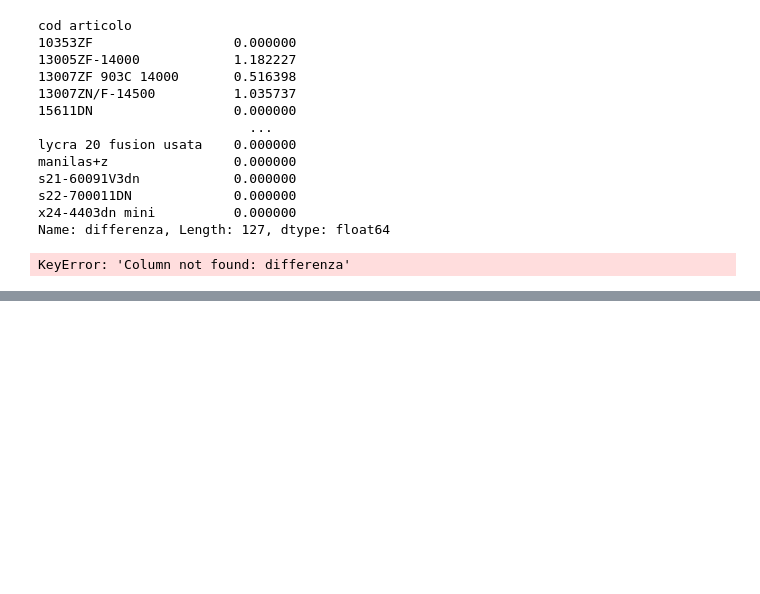
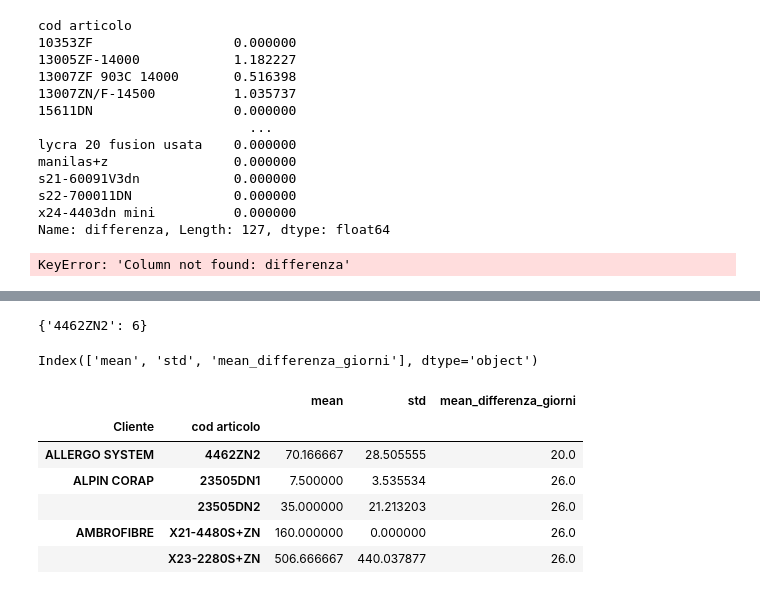
Before and after one commit to Dr3dre/LeMur, a Jupyter notebook: data_relations.ipynb, the cells around one changed output, grey strips where cells are left out. Drawn from its saved outputs; the diff is of its cells as text; code cells hidden in the pictures; blank space fills up the shorter version.

```diff
--- a/data_relations.ipynb
+++ b/data_relations.ipynb
@@ -914,0 +929,18 @@ KeyError: 'Column not found: differenza'
+# %%
+ordini_per_client['ALLERGO SYSTEM']
+# %% [output]
+{'4462ZN2': 6}
+# %%
+quantity_per_client.columns
+# %% [output]
+Index(['mean', 'std', 'mean_differenza_giorni'], dtype='object')
+# %%
+quantity_per_client.head()
+# %% [output]
+|  |  | mean | std | mean_differenza_giorni |
+| Cliente | cod articolo |  |  |  |
+| ALLERGO SYSTEM | 4462ZN2 | 70.166667 | 28.505555 | 20.0 |
+| ALPIN CORAP | 23505DN1 | 7.500000 | 3.535534 | 26.0 |
+|  | 23505DN2 | 35.000000 | 21.213203 | 26.0 |
+| AMBROFIBRE | X21-4480S+ZN | 160.000000 | 0.000000 | 26.0 |
+|  | X23-2280S+ZN | 506.666667 | 440.037877 | 26.0 |
```
Also changed, not shown: parts of 22 cells of this notebook, 5 other files.
